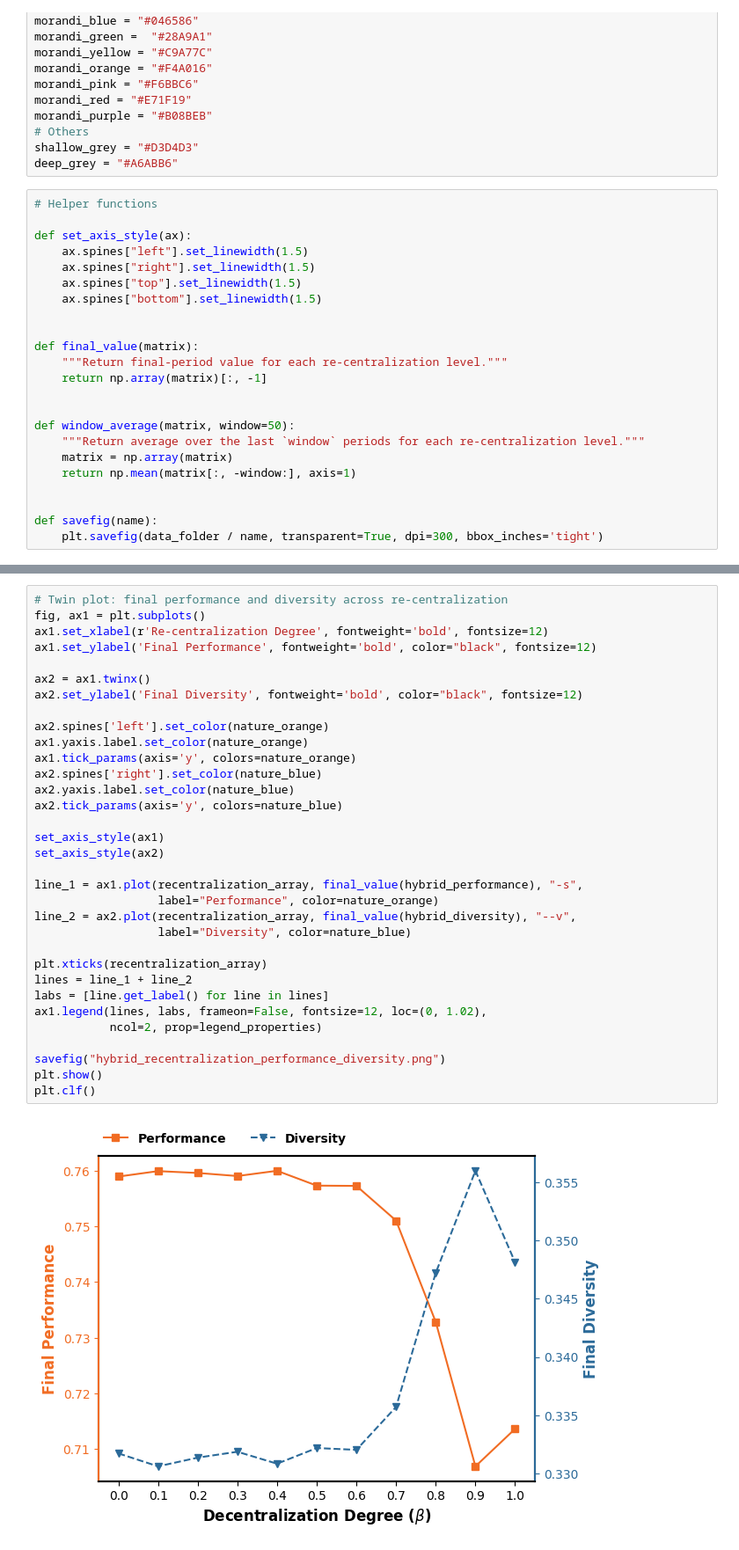
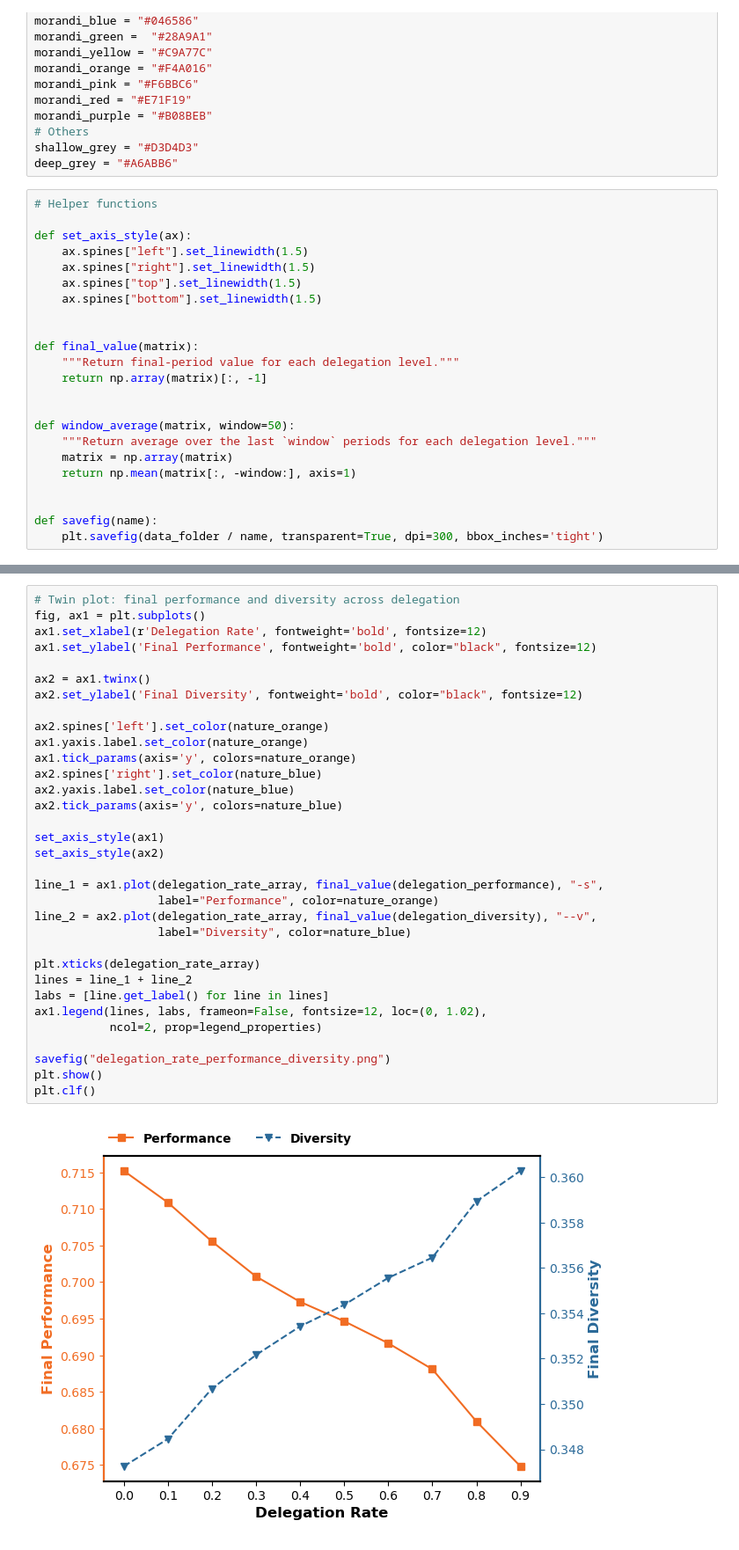
Before and after one commit to GrandJune/DAOs, a Jupyter notebook: V4/Delegation/delegation_evaluator.ipynb, the cells around one changed output, grey strips where cells are left out. Shown at 88% size. Saved outputs shown, nothing was run; the diff lists cells and outputs as text.

```diff
--- a/V4/Delegation/delegation_evaluator.ipynb
+++ b/V4/Delegation/delegation_evaluator.ipynb
@@ -97,12 +75,12 @@ def set_axis_style(ax):
 
 
 def final_value(matrix):
-    """Return final-period value for each re-centralization level."""
+    """Return final-period value for each delegation level."""
     return np.array(matrix)[:, -1]
 
 
 def window_average(matrix, window=50):
-    """Return average over the last `window` periods for each re-centralization level."""
+    """Return average over the last `window` periods for each delegation level."""
     matrix = np.array(matrix)
     return np.mean(matrix[:, -window:], axis=1)
 
@@ -288,37 +206,37 @@ plt.clf()
 <Figure size 640x480 with 0 Axes>
 # %%
-# Twin plot: final performance and diversity across re-centralization
+# Twin plot: final performance and diversity across delegation
 fig, ax1 = plt.subplots()
-ax1.set_xlabel(r'Re-centralization Degree', fontweight='bold', fontsize=12)
+ax1.set_xlabel(r'Delegation Rate', fontweight='bold', fontsize=12)
 ax1.set_ylabel('Final Performance', fontweight='bold', color="black", fontsize=12)
 
 ax2 = ax1.twinx()
 ax2.set_ylabel('Final Diversity', fontweight='bold', color="black", fontsize=12)
 
 ax2.spines['left'].set_color(nature_orange)
 ax1.yaxis.label.set_color(nature_orange)
 ax1.tick_params(axis='y', colors=nature_orange)
 ax2.spines['right'].set_color(nature_blue)
 ax2.yaxis.label.set_color(nature_blue)
 ax2.tick_params(axis='y', colors=nature_blue)
 
 set_axis_style(ax1)
 set_axis_style(ax2)
 
-line_1 = ax1.plot(recentralization_array, final_value(hybrid_performance), "-s",
+line_1 = ax1.plot(delegation_rate_array, final_value(delegation_performance), "-s",
                   label="Performance", color=nature_orange)
-line_2 = ax2.plot(recentralization_array, final_value(hybrid_diversity), "--v",
+line_2 = ax2.plot(delegation_rate_array, final_value(delegation_diversity), "--v",
                   label="Diversity", color=nature_blue)
 
-plt.xticks(recentralization_array)
+plt.xticks(delegation_rate_array)
 lines = line_1 + line_2
 labs = [line.get_label() for line in lines]
 ax1.legend(lines, labs, frameon=False, fontsize=12, loc=(0, 1.02),
            ncol=2, prop=legend_properties)
 
-savefig("hybrid_recentralization_performance_diversity.png")
+savefig("delegation_rate_performance_diversity.png")
 plt.show()
 plt.clf()
 # %% [output]
-[figure, old version]
+[figure, new version]
 <Figure size 640x480 with 0 Axes>
```
Also changed, not shown: parts of 9 cells of this notebook, 1 other file.
